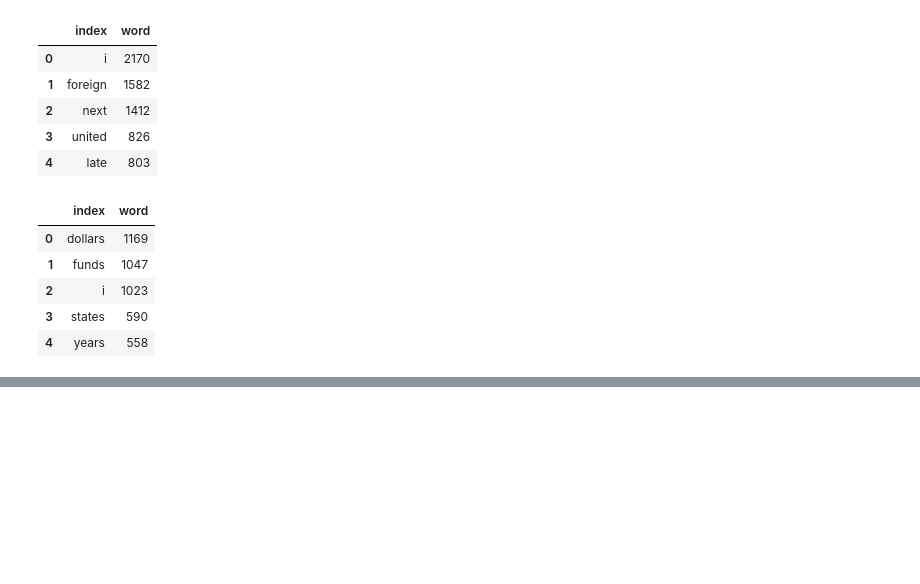
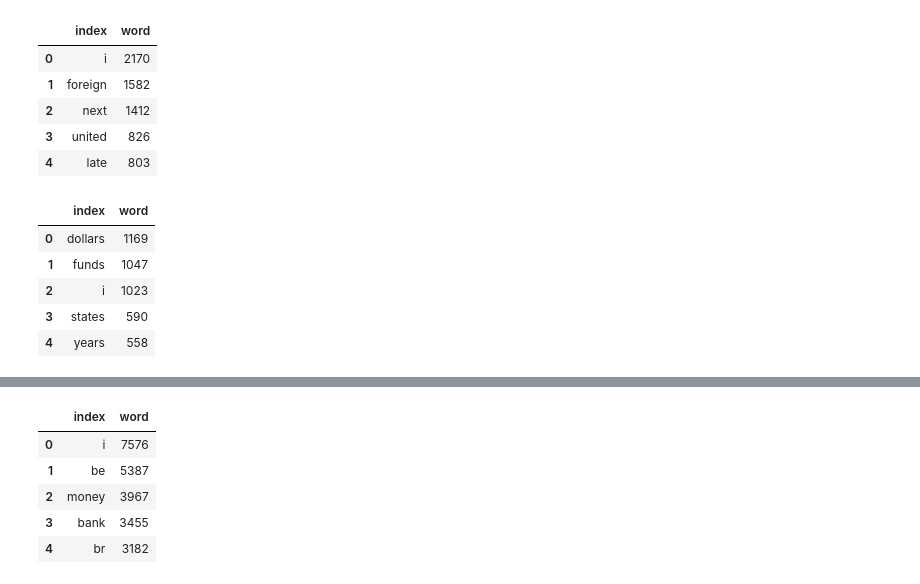
Before and after one commit to JSemelhago/FraudEmailAnalysis, a Jupyter notebook: src/FraudEmails.ipynb, the cells around one changed output, grey strips where cells are left out. Drawn from its saved outputs; the diff is of its cells as text; code cells hidden in the pictures; blank space fills up the shorter version.

Commit message:
Output word frequency datasets

```diff
--- a/src/FraudEmails.ipynb
+++ b/src/FraudEmails.ipynb
@@ -146,0 +143,12 @@ plt.savefig('../output/NigeriaScamWordCloud.png',bbox_inches='tight',pad_inches=
+# %%
+#Output unformatted frequency
+outputrawdf = pd.concat([dfadj, dfnoun, dfnounpl, dfverb]).sort_values(by=['word'],ascending=False).reset_index(drop=True)
+outputrawdf.to_csv('../output/WordFrequency_Unprocessed.csv',index=False,header=False)
+outputrawdf.head()
+# %% [output]
+|  | index | word |
+| 0 | i | 7576 |
+| 1 | be | 5387 |
+| 2 | money | 3967 |
+| 3 | bank | 3455 |
+| 4 | br | 3182 |
```
Also changed, not shown: parts of 4 cells of this notebook, 2 other files.
